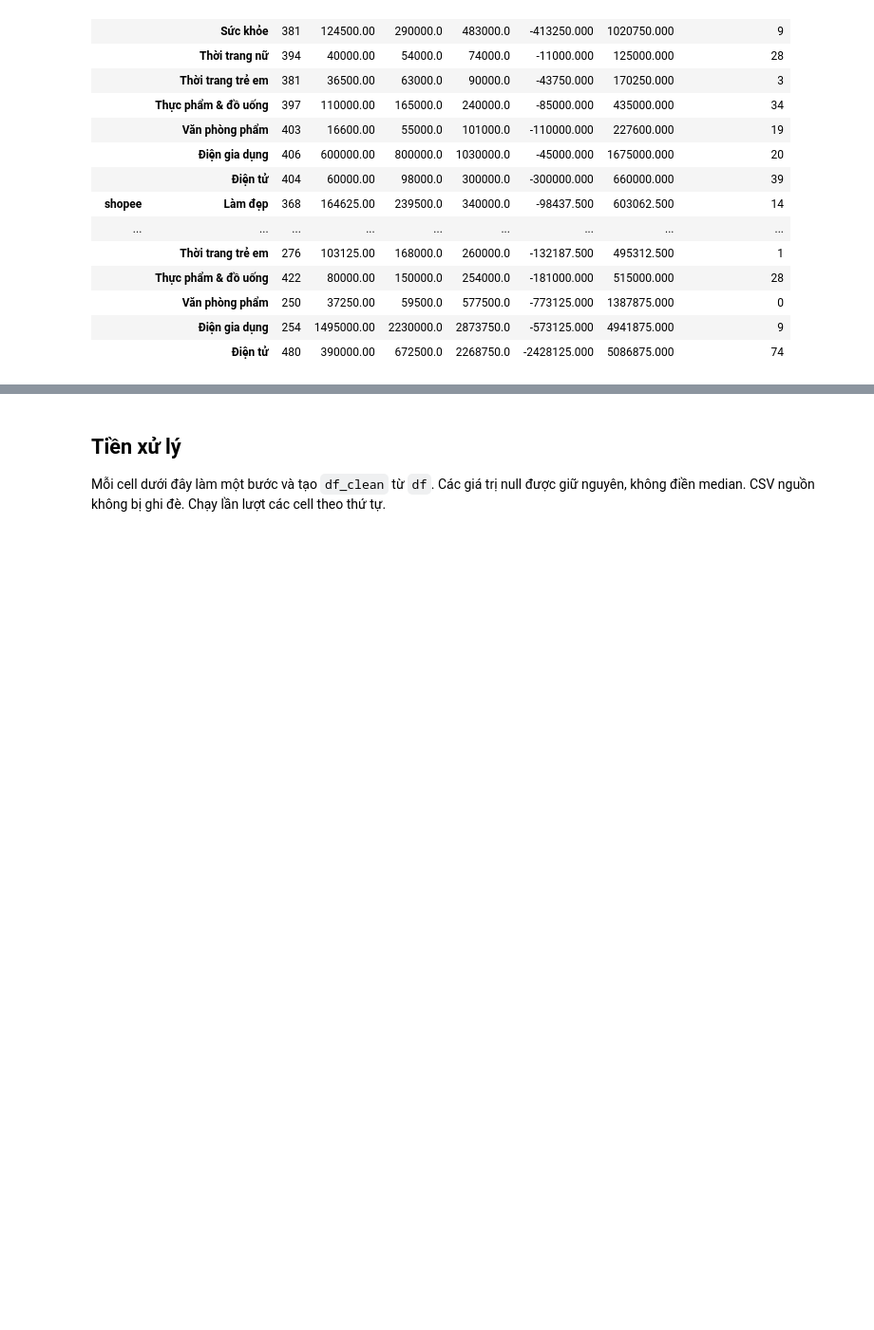
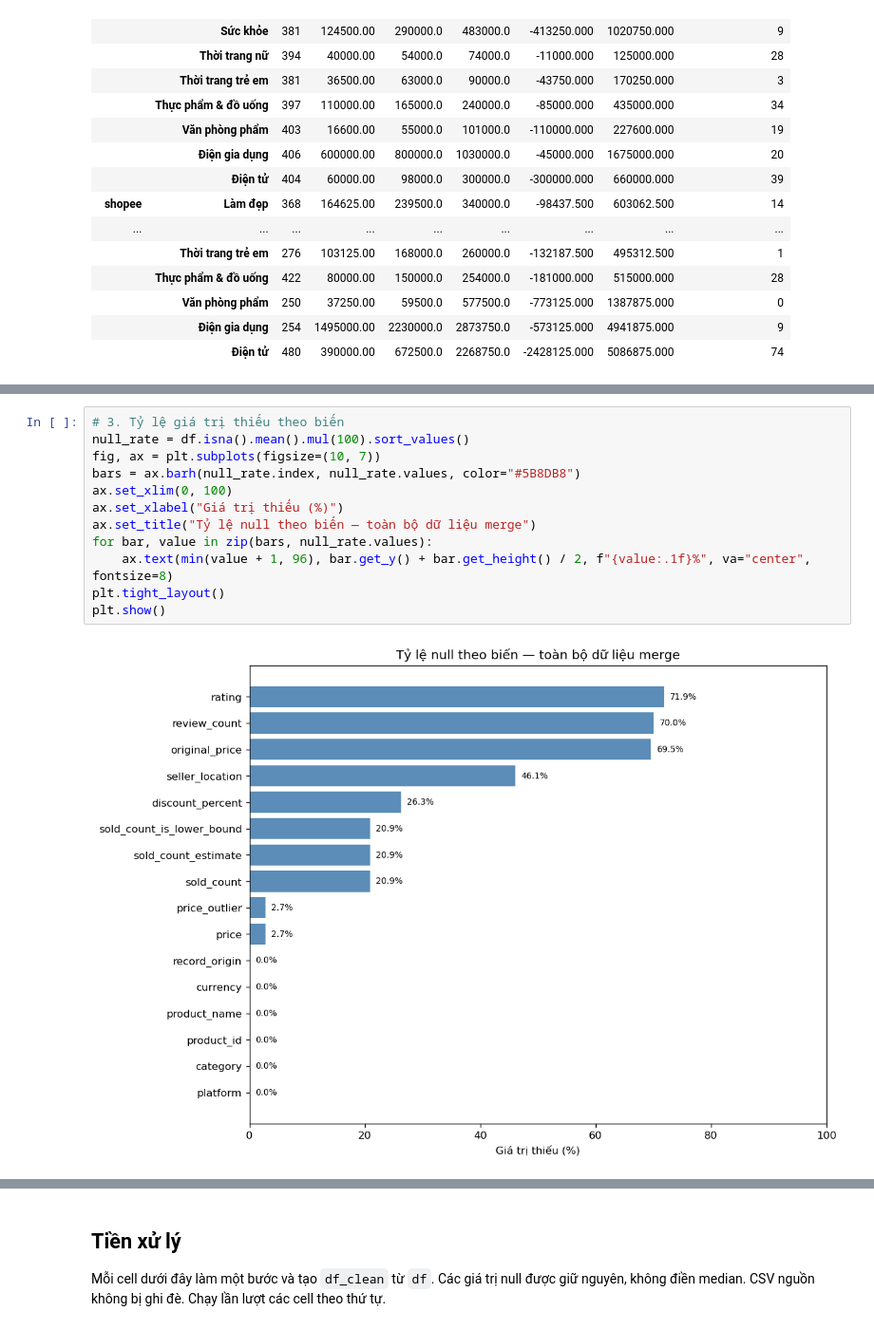
Before and after one commit to Leonn2285/Ecommerce_Analysis-, a Jupyter notebook: EDA.ipynb, the cells around one changed output, grey strips where cells are left out. Shown at 95% size. Cells and saved outputs as stored; diff of their text form; blank space fills up the shorter version.

```diff
--- a/EDA.ipynb
+++ b/EDA.ipynb
@@ -172,0 +220,14 @@ if "price" in df.columns:
+# %%
+# 3. Tỷ lệ giá trị thiếu theo biến
+null_rate = df.isna().mean().mul(100).sort_values()
+fig, ax = plt.subplots(figsize=(10, 7))
+bars = ax.barh(null_rate.index, null_rate.values, color="#5B8DB8")
+ax.set_xlim(0, 100)
+ax.set_xlabel("Giá trị thiếu (%)")
+ax.set_title("Tỷ lệ null theo biến — toàn bộ dữ liệu merge")
+for bar, value in zip(bars, null_rate.values):
+    ax.text(min(value + 1, 96), bar.get_y() + bar.get_height() / 2, f"{value:.1f}%", va="center", fontsize=8)
+plt.tight_layout()
+plt.show()
+# %% [output]
+[figure, added]
```
Also changed, not shown: parts of 4 cells of this notebook, 1 other file.
